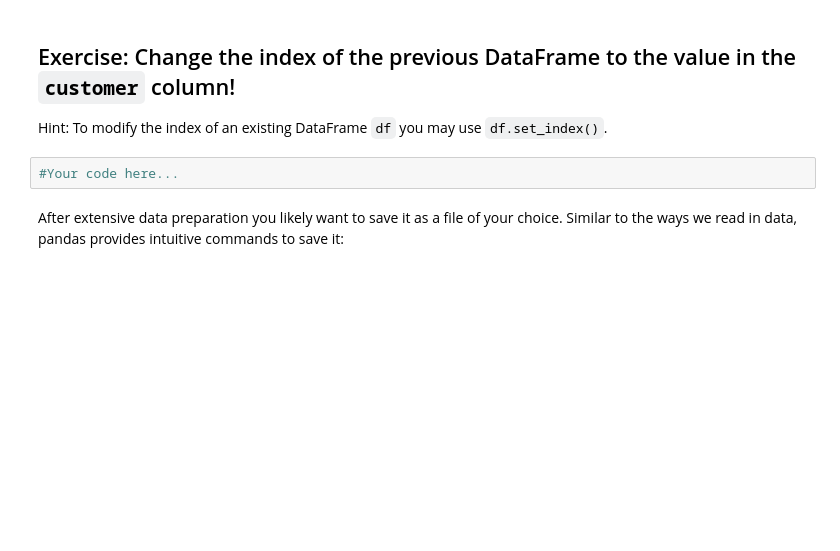
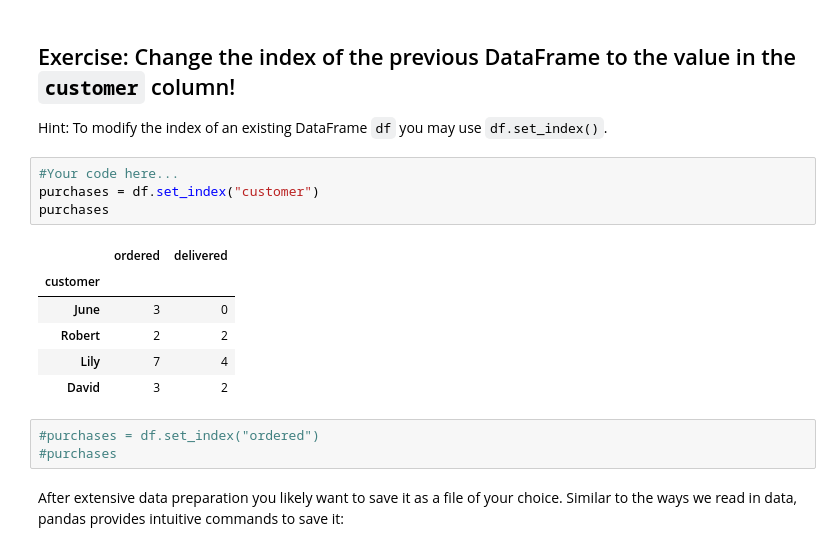
Before and after one commit to MRRollt/02_Updated_Working_with_Data, a Jupyter notebook: L_02_Working_With_Data.ipynb, the cells around one changed output. Drawn from its saved outputs; the diff is of its cells as text; blank space fills up the shorter version.

```diff
--- a/L_02_Working_With_Data.ipynb
+++ b/L_02_Working_With_Data.ipynb
@@ -147,6 +169,18 @@ df
 Hint: To modify the index of an existing DataFrame `df` you may use `df.set_index()`.
 # %%
 #Your code here...
+purchases = df.set_index("customer")
+purchases
+# %% [output]
+|  | ordered | delivered |
+| customer |  |  |
+| June | 3 | 0 |
+| Robert | 2 | 2 |
+| Lily | 7 | 4 |
+| David | 3 | 2 |
+# %%
+#purchases = df.set_index("ordered")
+#purchases
 # %% [markdown]
 After extensive data preparation you likely want to save it as a file of your choice. Similar to the ways we read in data, pandas provides intuitive commands to save it:
 # %%
```
Also changed, not shown: parts of 28 cells of this notebook, 1 other file.
